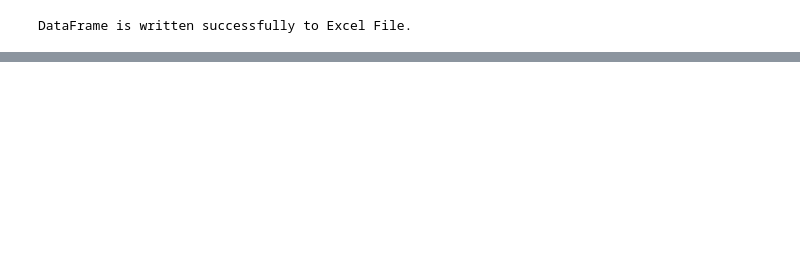
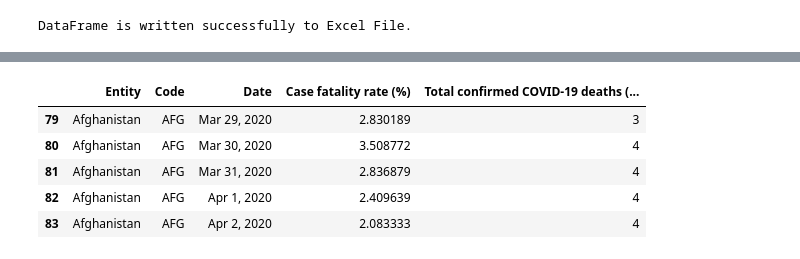
Before and after one commit to VishnuBhaarath/Analysiscovid, a Jupyter notebook: COVID19analysis.ipynb, the cells around one changed output, grey strips where cells are left out. Saved outputs shown, nothing was run; the diff lists cells and outputs as text; code cells hidden in the pictures; blank space fills up the shorter version.

```diff
--- a/COVID19analysis.ipynb
+++ b/COVID19analysis.ipynb
@@ -165,0 +181,9 @@ DataFrame is written successfully to Excel File.
+# %%
+df.head()
+# %% [output]
+|  | Entity | Code | Date | Case fatality rate (%) | Total confirmed COVID-19 deaths (... |
+| 79 | Afghanistan | AFG | Mar 29, 2020 | 2.830189 | 3 |
+| 80 | Afghanistan | AFG | Mar 30, 2020 | 3.508772 | 4 |
+| 81 | Afghanistan | AFG | Mar 31, 2020 | 2.836879 | 4 |
+| 82 | Afghanistan | AFG | Apr 1, 2020 | 2.409639 | 4 |
+| 83 | Afghanistan | AFG | Apr 2, 2020 | 2.083333 | 4 |
```
Also changed, not shown: parts of 6 cells of this notebook.
